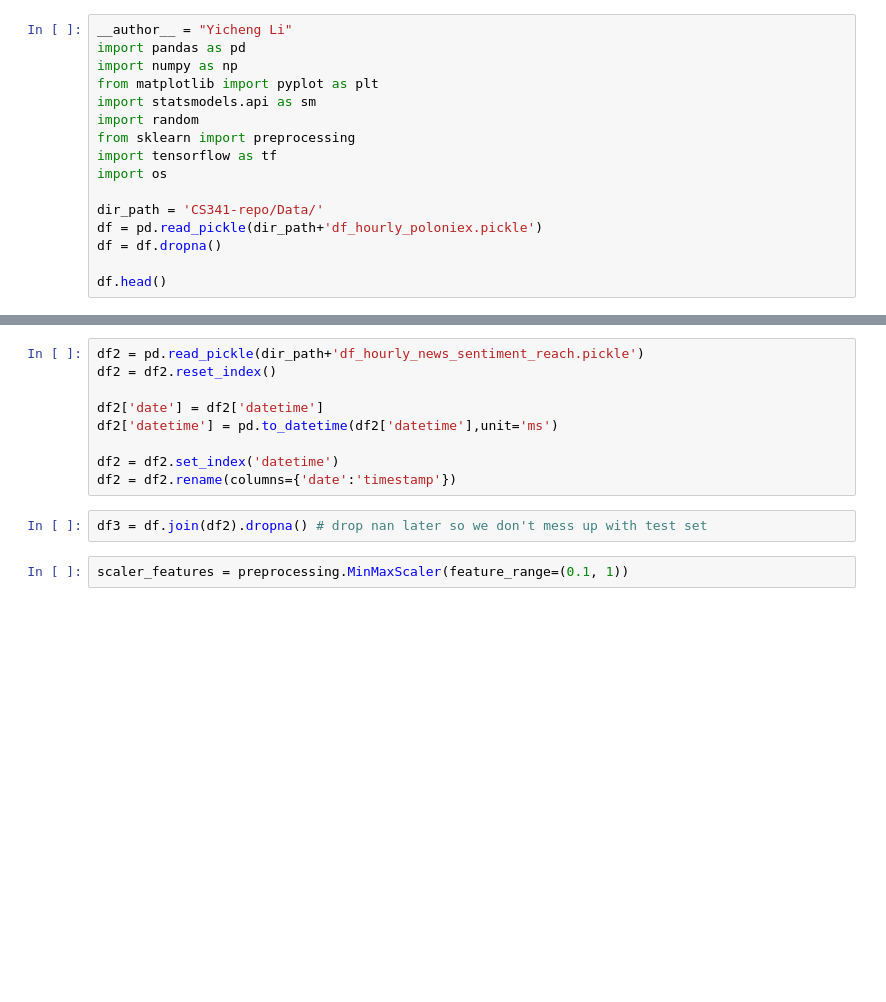
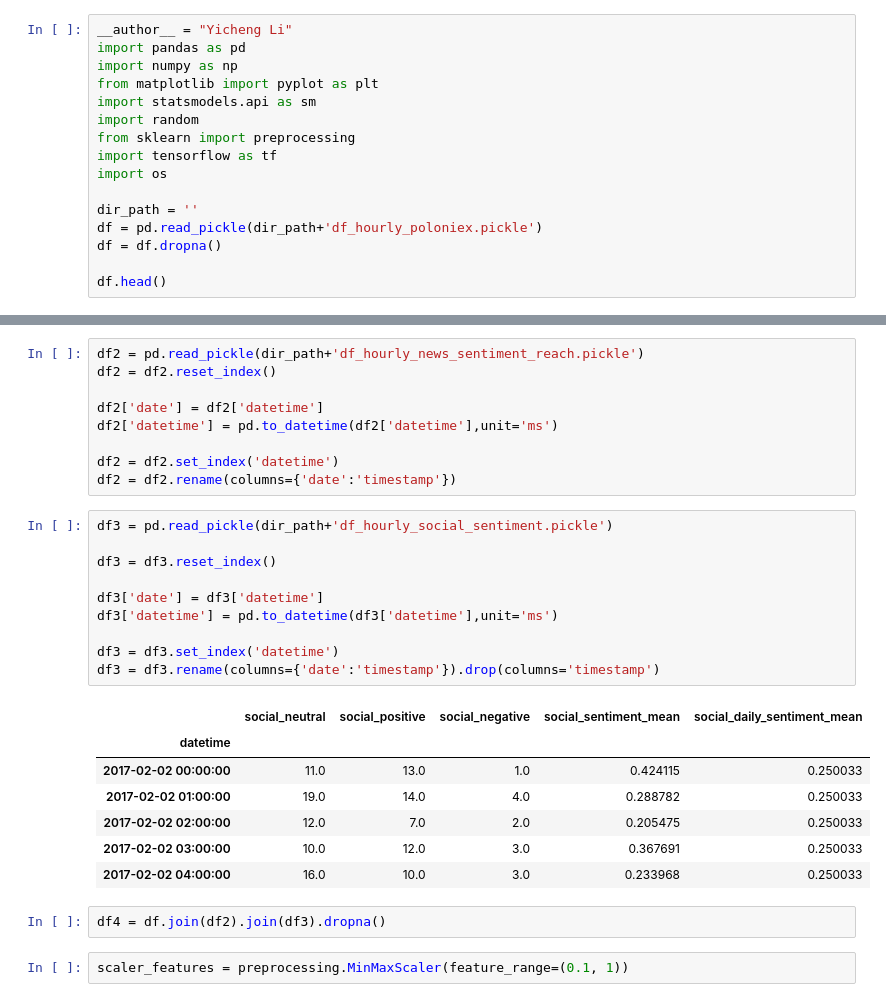
Before and after one commit to yws12/CS341_cryptocurrency_prediction, a Jupyter notebook: Models/Classification/3-way-classification-with-sentiment.ipynb, the cells around one changed output, grey strips where cells are left out. Drawn from its saved outputs; the diff is of its cells as text; blank space fills up the shorter version.

Commit message:
tried seperate LSTM module for sentiment data

```diff
--- a/Models/Classification/3-way-classification-with-sentiment.ipynb
+++ b/Models/Classification/3-way-classification-with-sentiment.ipynb
@@ -9,7 +9,7 @@ from sklearn import preprocessing
 import tensorflow as tf
 import os
 
-dir_path = 'CS341-repo/Data/'
+dir_path = ''
 df = pd.read_pickle(dir_path+'df_hourly_poloniex.pickle')
 df = df.dropna()
 
@@ -32,8 +32,26 @@ df2['datetime'] = pd.to_datetime(df2['datetime'],unit='ms')
 
 df2 = df2.set_index('datetime')
 df2 = df2.rename(columns={'date':'timestamp'})
-# %%
-df3 = df.join(df2).dropna() # drop nan later so we don't mess up with test set
+# %%
+df3 = pd.read_pickle(dir_path+'df_hourly_social_sentiment.pickle')
+
+df3 = df3.reset_index()
+
+df3['date'] = df3['datetime']
+df3['datetime'] = pd.to_datetime(df3['datetime'],unit='ms')
+
+df3 = df3.set_index('datetime')
+df3 = df3.rename(columns={'date':'timestamp'}).drop(columns='timestamp')
+# %% [output]
+|  | social_neutral | social_positive | social_negative | social_sentiment_mean | social_daily_sentiment_mean |
+| datetime |  |  |  |  |  |
+| 2017-02-02 00:00:00 | 11.0 | 13.0 | 1.0 | 0.424115 | 0.250033 |
+| 2017-02-02 01:00:00 | 19.0 | 14.0 | 4.0 | 0.288782 | 0.250033 |
+| 2017-02-02 02:00:00 | 12.0 | 7.0 | 2.0 | 0.205475 | 0.250033 |
+| 2017-02-02 03:00:00 | 10.0 | 12.0 | 3.0 | 0.367691 | 0.250033 |
+| 2017-02-02 04:00:00 | 16.0 | 10.0 | 3.0 | 0.233968 | 0.250033 |
+# %%
+df4 = df.join(df2).join(df3).dropna()
 # %%
 scaler_features = preprocessing.MinMaxScaler(feature_range=(0.1, 1))
 # %%
```
Also changed, not shown: parts of 10 cells of this notebook.
